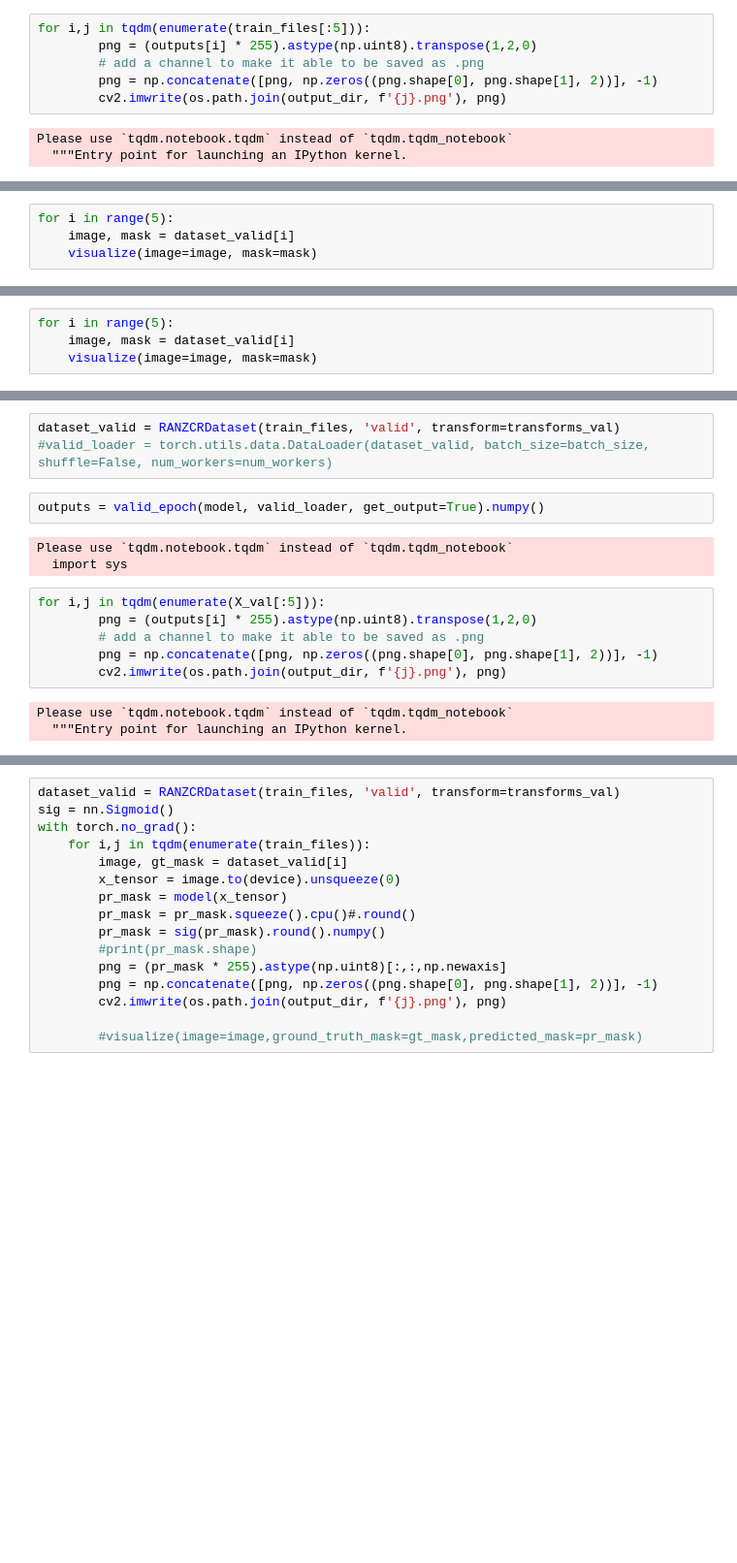
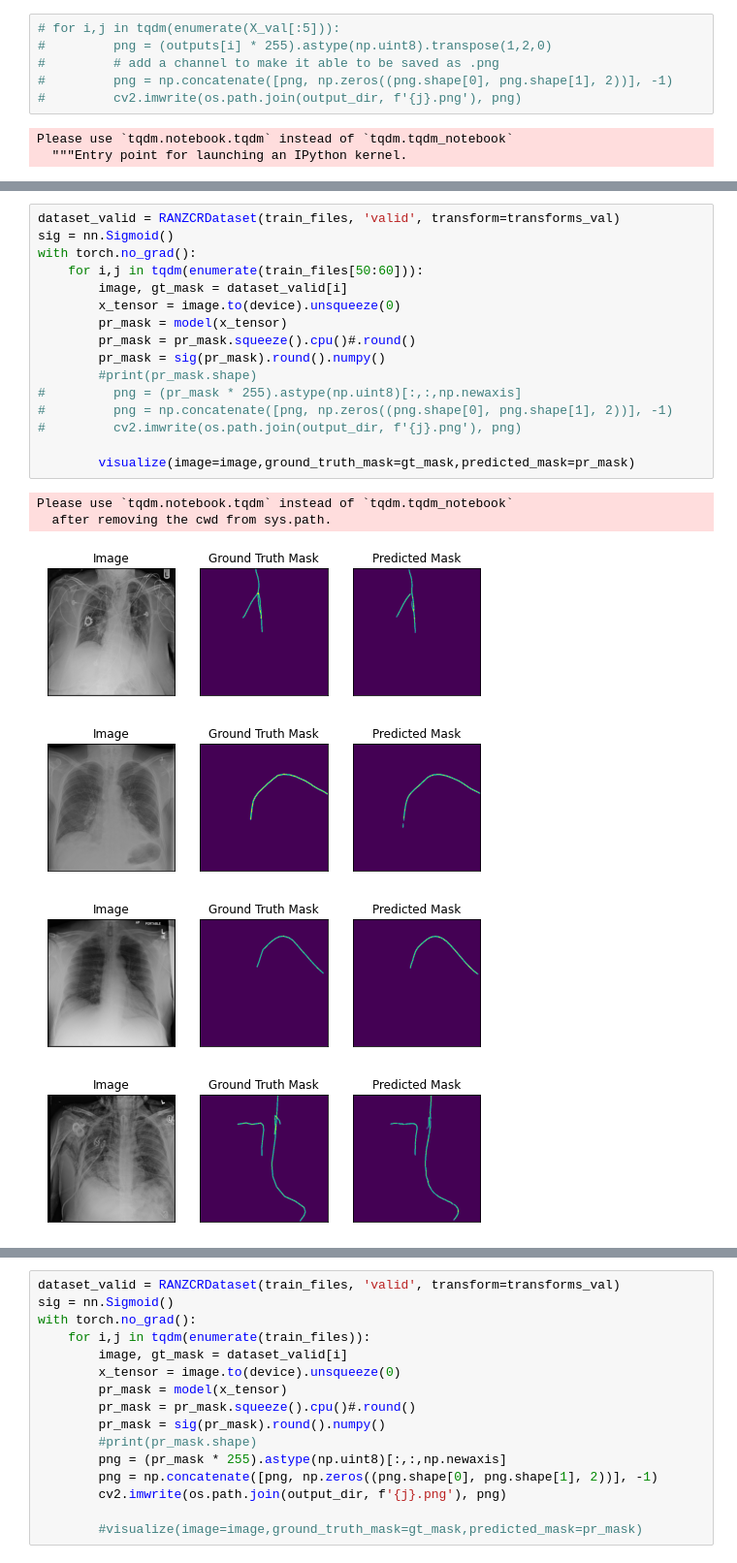
Before and after one commit to aryalmilan/Catheter-Detection-and-classification, a Jupyter notebook: Xray.ipynb, the cells around one changed output, grey strips where cells are left out. Shown at 97% size. Saved outputs shown, nothing was run; the diff lists cells and outputs as text; blank space fills up the shorter version.

Commit message:
External Masks

```diff
--- a/Xray.ipynb
+++ b/Xray.ipynb
@@ -358,9 +352,9 @@ outputs.shape
 # %%
-for i,j in tqdm(enumerate(train_files[:5])):
-        png = (outputs[i] * 255).astype(np.uint8).transpose(1,2,0)
-        # add a channel to make it able to be saved as .png
-        png = np.concatenate([png, np.zeros((png.shape[0], png.shape[1], 2))], -1)
-        cv2.imwrite(os.path.join(output_dir, f'{j}.png'), png)
+# for i,j in tqdm(enumerate(X_val[:5])):
+#         png = (outputs[i] * 255).astype(np.uint8).transpose(1,2,0)
+#         # add a channel to make it able to be saved as .png
+#         png = np.concatenate([png, np.zeros((png.shape[0], png.shape[1], 2))], -1)
+#         cv2.imwrite(os.path.join(output_dir, f'{j}.png'), png)
 # %% [output]
 Please use `tqdm.notebook.tqdm` instead of `tqdm.tqdm_notebook`
   """Entry point for launching an IPython kernel.
@@ -370,4 +360,0 @@ dataset_valid = RANZCRDataset(train_files, 'valid', transform=transforms_val)
-# %%
-for i in range(5):
-    image, mask = dataset_valid[i]
-    visualize(image=image, mask=mask)
@@ -383,4 +360,0 @@ dataset_valid = RANZCRDataset(X_val[:5], 'valid', transform=transforms_val)
-# %%
-for i in range(5):
-    image, mask = dataset_valid[i]
-    visualize(image=image, mask=mask)
@@ -393,17 +361,23 @@ for i in range(5):
-# %%
-dataset_valid = RANZCRDataset(train_files, 'valid', transform=transforms_val)
-#valid_loader = torch.utils.data.DataLoader(dataset_valid, batch_size=batch_size, shuffle=False, num_workers=num_workers)
-# %%
-outputs = valid_epoch(model, valid_loader, get_output=True).numpy()
-# %% [output]
-Please use `tqdm.notebook.tqdm` instead of `tqdm.tqdm_notebook`
-  import sys
 # %%
-for i,j in tqdm(enumerate(X_val[:5])):
-        png = (outputs[i] * 255).astype(np.uint8).transpose(1,2,0)
-        # add a channel to make it able to be saved as .png
-        png = np.concatenate([png, np.zeros((png.shape[0], png.shape[1], 2))], -1)
-        cv2.imwrite(os.path.join(output_dir, f'{j}.png'), png)
+dataset_valid = RANZCRDataset(train_files, 'valid', transform=transforms_val)
+sig = nn.Sigmoid()
+with torch.no_grad():
+    for i,j in tqdm(enumerate(train_files[50:60])):
+        image, gt_mask = dataset_valid[i]
+        x_tensor = image.to(device).unsqueeze(0)
+        pr_mask = model(x_tensor)
+        pr_mask = pr_mask.squeeze().cpu()#.round()
+        pr_mask = sig(pr_mask).round().numpy()
+        #print(pr_mask.shape)
+#         png = (pr_mask * 255).astype(np.uint8)[:,:,np.newaxis]
+#         png = np.concatenate([png, np.zeros((png.shape[0], png.shape[1], 2))], -1)
+#         cv2.imwrite(os.path.join(output_dir, f'{j}.png'), png)
+
+        visualize(image=image,ground_truth_mask=gt_mask,predicted_mask=pr_mask)
 # %% [output]
 Please use `tqdm.notebook.tqdm` instead of `tqdm.tqdm_notebook`
-  """Entry point for launching an IPython kernel.
+  after removing the cwd from sys.path.
+[figure, added]
+[figure, added]
+[figure, added]
+[figure, added]
```
Also changed, not shown: parts of 24 cells of this notebook.
